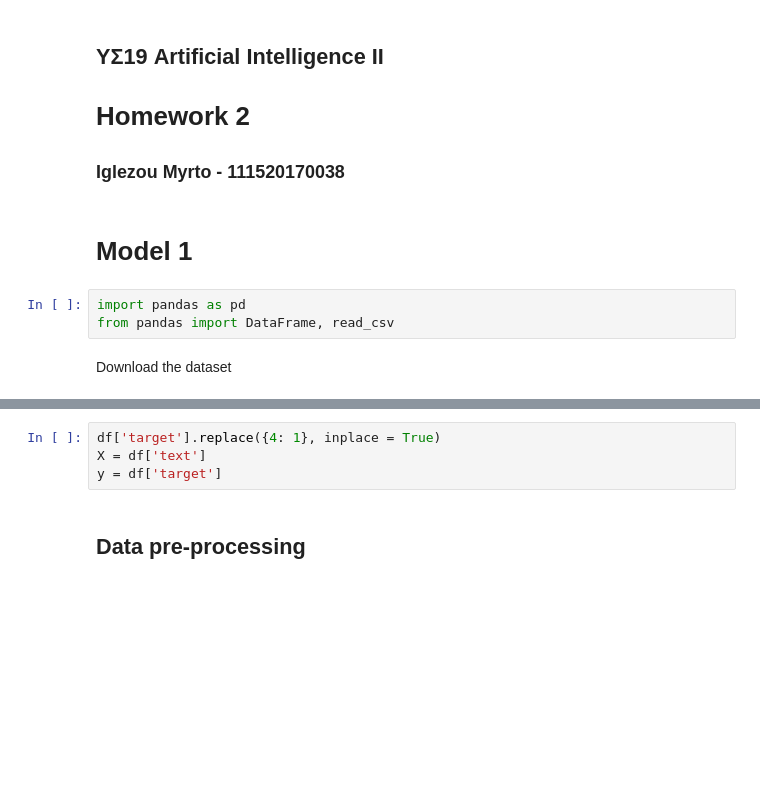
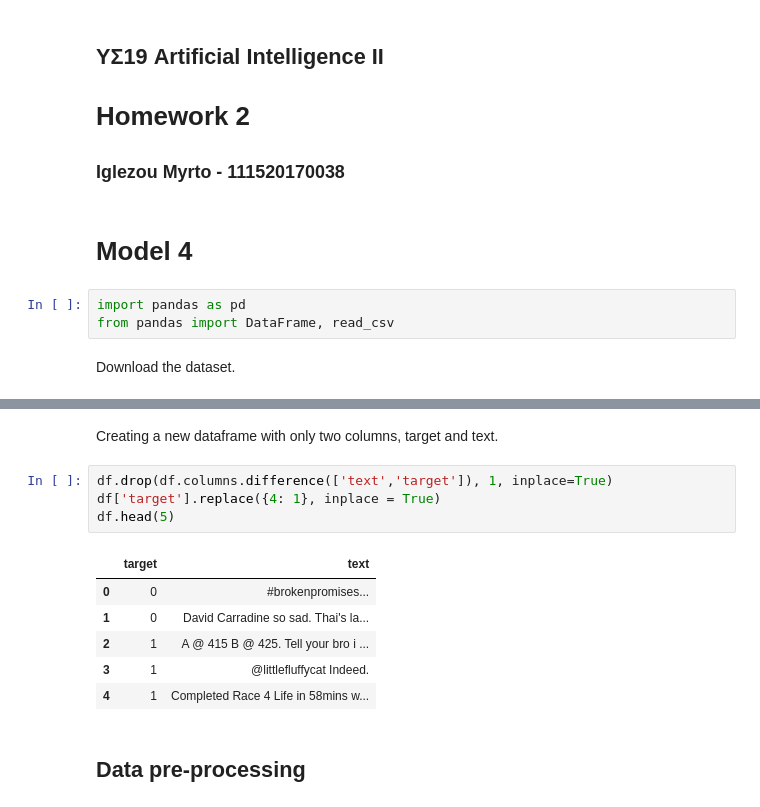
Before and after one commit to Myrto-Iglezou/Sentiment-classifier-RNN, a Jupyter notebook: Question-1.ipynb, the cells around one changed output, grey strips where cells are left out. Drawn from its saved outputs; the diff is of its cells as text; blank space fills up the shorter version.

```diff
--- a/Question-1.ipynb
+++ b/Question-1.ipynb
@@ -6,12 +6,12 @@
 
 ### Iglezou Myrto - 111520170038
 # %% [markdown]
-# Model 1
+# Model 4
 # %%
 import pandas as pd
 from pandas import DataFrame, read_csv
 # %% [markdown]
-Download the dataset
+Download the dataset.
 # %%
 import gdown
 url = 'https://drive.google.com/file/d/1dTIWNpjlrnTQBIQtaGOh0jCRYZiAQO79/view?usp=sharing'
@@ -28,10 +28,19 @@ df.head(5)
 | 2 | 1337108 | 4 | 2017466467 | Wed Jun 03 08:26:14 PDT 2009 | NO_QUERY | itsmemcee | A @ 415 B @ 425. Tell your bro i ... |
 | 3 | 1560887 | 4 | 2186457254 | Mon Jun 15 18:52:04 PDT 2009 | NO_QUERY | jdfreivald | @littlefluffycat Indeed. |
 | 4 | 1466295 | 4 | 2064458395 | Sun Jun 07 06:19:20 PDT 2009 | NO_QUERY | CrazyHan | Completed Race 4 Life in 58mins w... |
+# %% [markdown]
+Creating a new dataframe with only two columns, target and text.
 # %%
+df.drop(df.columns.difference(['text','target']), 1, inplace=True)
 df['target'].replace({4: 1}, inplace = True)
-X = df['text']
-y = df['target']
+df.head(5)
+# %% [output]
+|  | target | text |
+| 0 | 0 | #brokenpromises... |
+| 1 | 0 | David Carradine so sad. Thai's la... |
+| 2 | 1 | A @ 415 B @ 425. Tell your bro i ... |
+| 3 | 1 | @littlefluffycat Indeed. |
+| 4 | 1 | Completed Race 4 Life in 58mins w... |
 # %% [markdown]
 ## Data pre-processing
 # %% [markdown]
```
Also changed, not shown: parts of 90 cells of this notebook.
